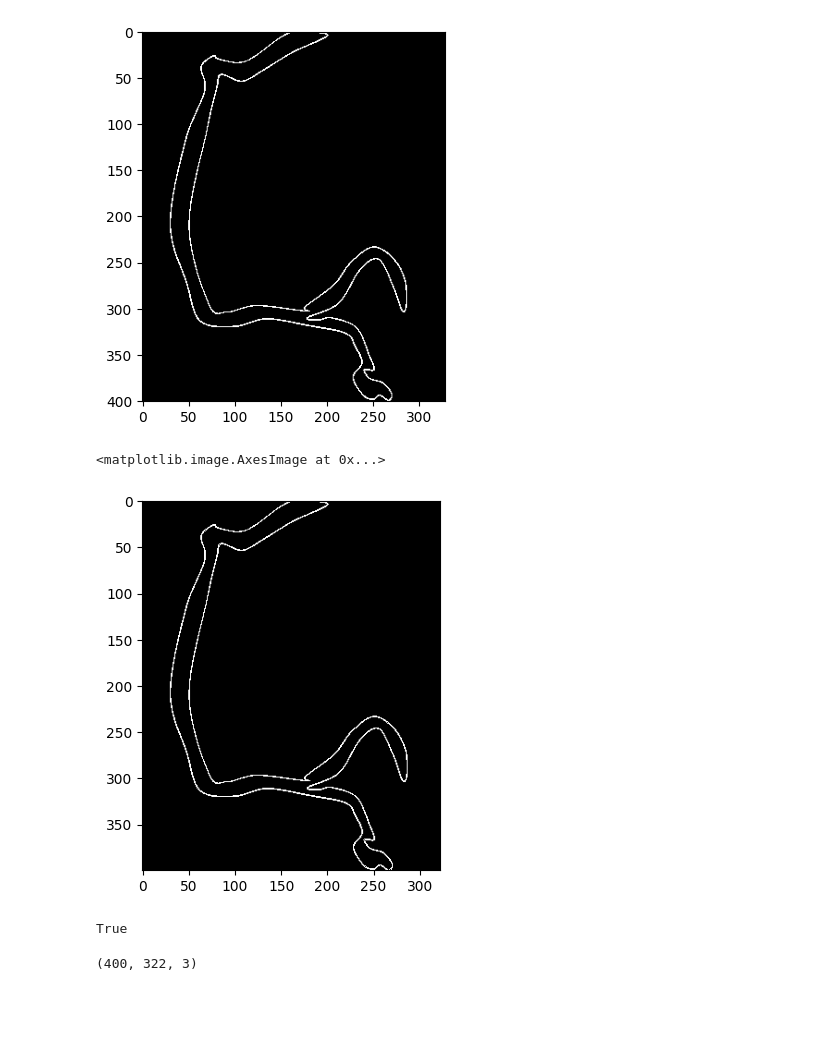
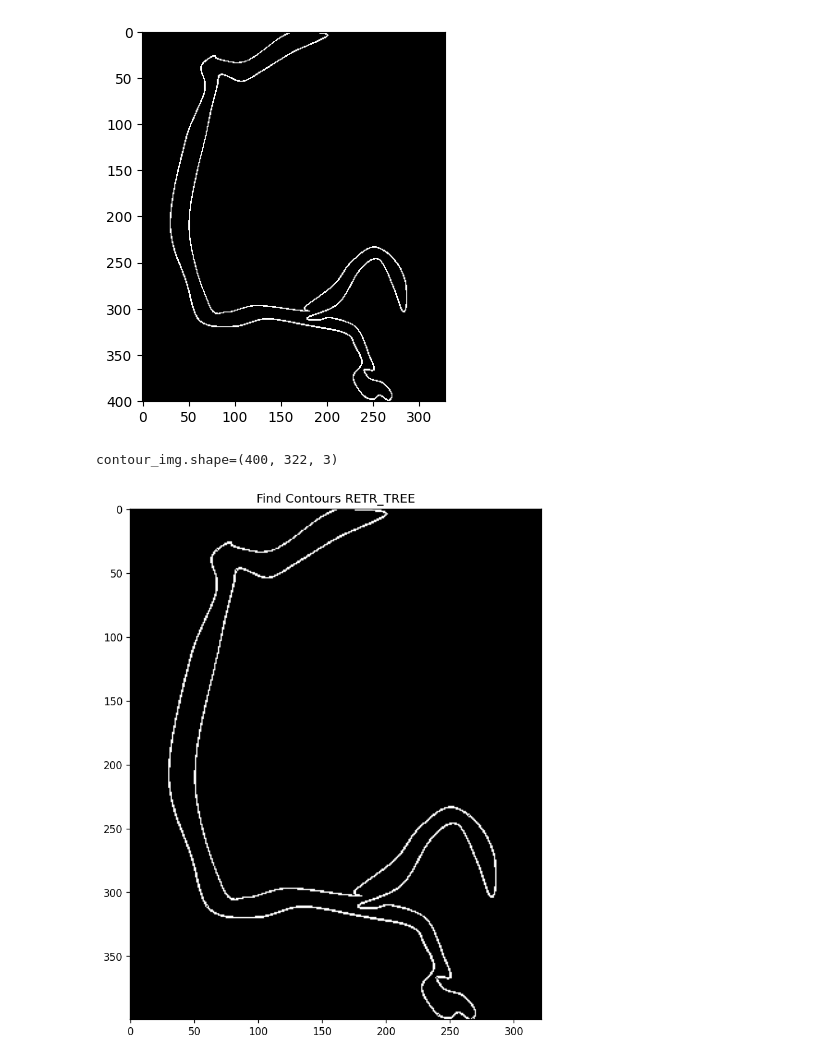
Before and after one commit to jbenshetler/vessel_segmentation, a Jupyter notebook: seg.ipynb, the cells around one changed output. Saved outputs shown, nothing was run; the diff lists cells and outputs as text; code cells hidden in the pictures; blank space fills up the shorter version.

```diff
--- a/seg.ipynb
+++ b/seg.ipynb
@@ -90,20 +90,18 @@ plt.imshow(saturation_thresholded, 'grey')
 <matplotlib.image.AxesImage at 0x...>
 [figure]
 # %%
-contours, _ = cv2.findContours(saturation_thresholded, cv2.RETR_TREE, cv2.CHAIN_APPROX_SIMPLE)
+contours, _ = cv2.findContours(
+    saturation_thresholded,
+    cv2.RETR_TREE,
+    cv2.CHAIN_APPROX_SIMPLE
+)
 mask = np.zeros(img.shape, np.uint8)
-contour_img = cv2.drawContours(mask, contours, -1, (255,255,255), 1)
+contour_img = cv2.drawContours(mask, contours, -1, (255,255,255), thickness=1)
+plt.figure(figsize=(16,9), dpi=120)
+_ = plt.imshow(contour_img, 'gray')
+plt.title("Find Contours RETR_TREE")
+print(f"contour_img.shape={contour_img.shape}")
+# %% [output]
+contour_img.shape=(400, 322, 3)
+[figure, added]
-# %%
-plt.imshow(contour_img, 'gray')
-# %% [output]
-<matplotlib.image.AxesImage at 0x...>
-[figure, removed]
-# %%
-contour_img.any()
-# %% [output]
-True
-# %%
-contour_img.shape
-# %% [output]
-(400, 322, 3)
 # %%
```
Also changed, not shown: parts of 1 cell of this notebook.
